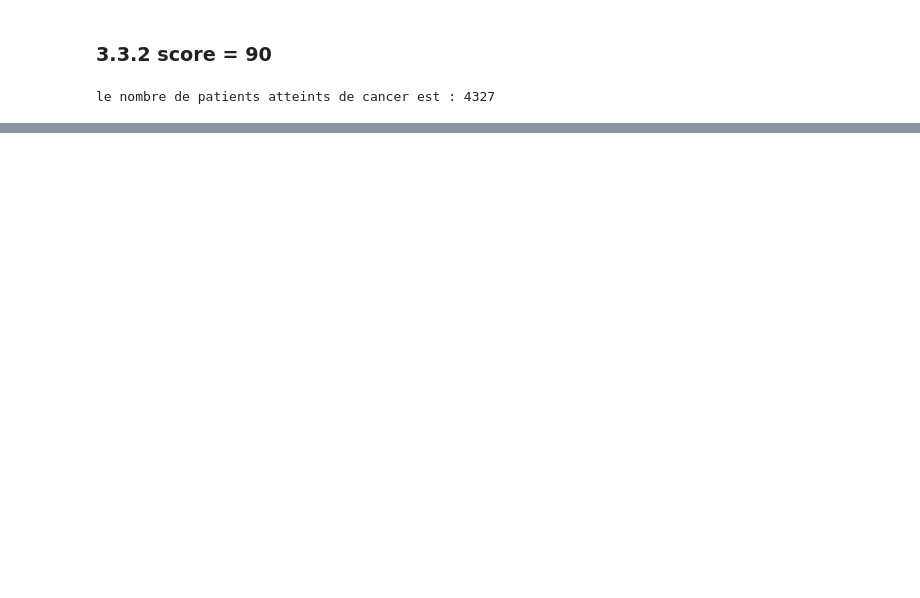
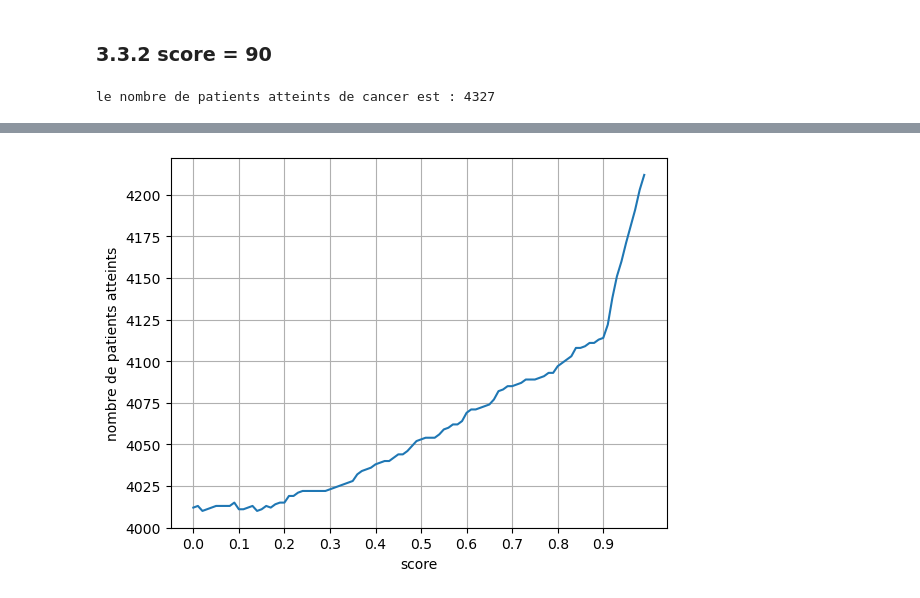
Before and after one commit to medazizbchir/EI, a Jupyter notebook: deduplication.ipynb, the cells around one changed output, grey strips where cells are left out. Cells and saved outputs as stored; diff of their text form; code cells hidden in the pictures; blank space fills up the shorter version.

```diff
--- a/deduplication.ipynb
+++ b/deduplication.ipynb
@@ -205,0 +224,22 @@ hist_risk_factors(risk_factors, df_cancer_dedup_proba_90, df_person_dedup_proba_
+# %%
+def nombre_patients_atteints(p):
+    df_person_dedup_proba_p = deduplicate_proba(df_person, df_dedup_proba, score = p)
+    df_condition_dedup_proba_p = df_condition.merge(df_person_dedup_proba_p[['person_id']], on='person_id', how='inner')
+    df_visit_dedup_proba_p = df_visit.merge(df_person_dedup_proba_p[['person_id']], on='person_id', how='left')
+    df_cancer_dedup_proba_p = df_condition_dedup_proba_p[df_condition_dedup_proba_p['condition_source_value'].isin(cancer_condition)]
+    return df_cancer_dedup_proba_p.person_id.nunique()
+
+x,y=[],[]
+for p in range (100):
+    x.append(p/100)
+    y.append(nombre_patients_atteints(p/100))
+
+plt.plot(x, y)
+plt.xlabel('score')
+plt.ylabel('nombre de patients atteints')
+plt.grid(True)
+plt.xticks(np.arange(0, 1, 0.1))
+
+plt.show()
+# %% [output]
+[figure, added]
```
Also changed, not shown: parts of 1 cell of this notebook, 1 other file.
